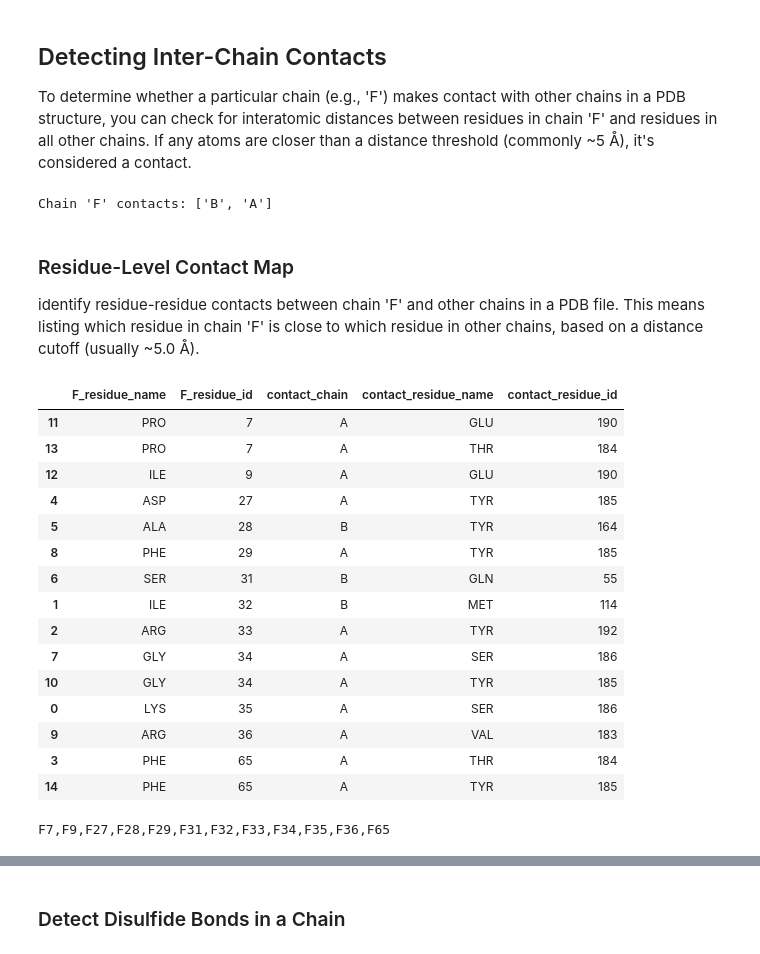
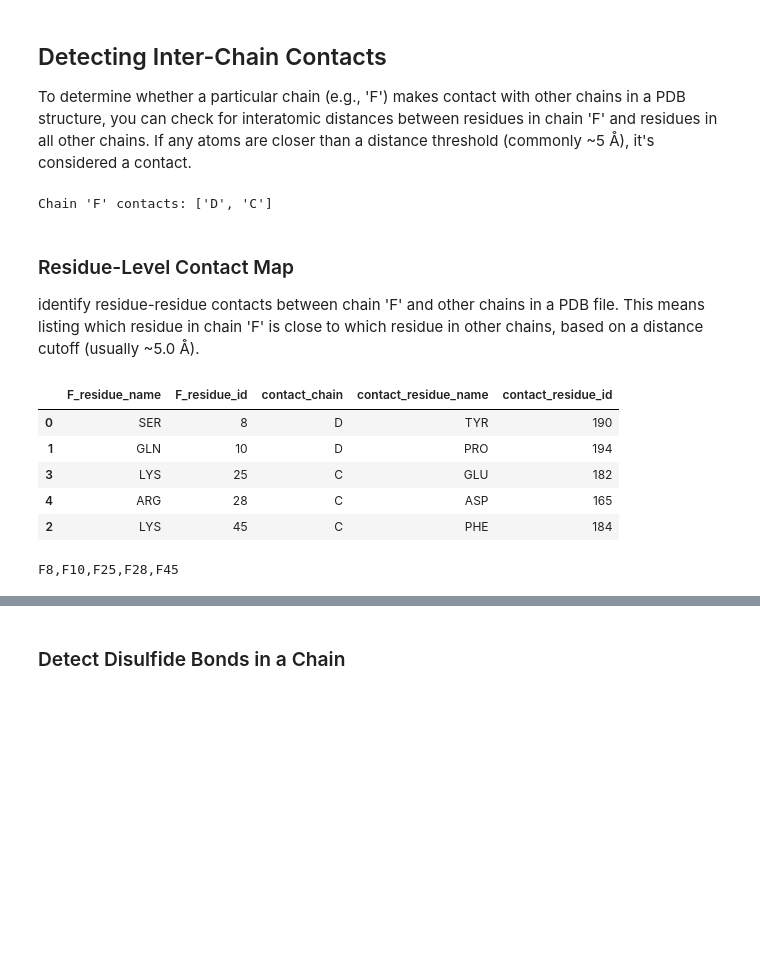
Before and after one commit to hemeai/ToxBind, a Jupyter notebook: functions/secondary_structure_analysis.ipynb, the cells around one changed output, grey strips where cells are left out. Saved outputs shown, nothing was run; the diff lists cells and outputs as text; code cells hidden in the pictures; blank space fills up the shorter version.

```diff
--- a/functions/secondary_structure_analysis.ipynb
+++ b/functions/secondary_structure_analysis.ipynb
@@ -534,9 +530,9 @@ from Bio.SeqUtils import ProtParamData
 three_to_one = IUPACData.protein_letters_3to1
 
 # Load PDB
-pdb_file = "./../target/1yi5.pdb"
+pdb_file = "./../target/7z14.pdb"
 parser = PDBParser()
-structure = parser.get_structure("1yi5", pdb_file)
+structure = parser.get_structure("7z14", pdb_file)
 
 # Extract sequence and map residues
 residue_list = []
@@ -793,11 +785,11 @@ def get_chain_contacts(pdb_file, target_chain_id='F', distance_threshold=3.5):
 
     return list(contacts)
 
-pdb_file = "./../target/1yi5.pdb"
+pdb_file = "./../target/7z14.pdb"
 contacting_chains = get_chain_contacts(pdb_file, target_chain_id='F')
 print(f"Chain 'F' contacts: {contacting_chains}")
 # %% [output]
-Chain 'F' contacts: ['B', 'A']
+Chain 'F' contacts: ['D', 'C']
 # %% [markdown]
 ### Residue-Level Contact Map
 identify residue-residue contacts between chain 'F' and other chains in a PDB file. This means listing which residue in chain 'F' is close to which residue in other chains, based on a distance cutoff (usually ~5.0 Å).
@@ -830,52 +822,42 @@ def get_chain_residue_contacts(pdb_file, target_chain_id='F', distance_threshold
     # Store residue-residue contacts
     contacts = []
 
     for res_f in target_residues:
         for atom in res_f:
             neighbors = ns.search(atom.coord, distance_threshold)
             for neighbor in neighbors:
                 res_other = atom_to_residue[neighbor]
                 contact = {
                     'F_residue_name': res_f.get_resname(),
                     'F_residue_id': res_f.get_id()[1],
                     'contact_chain': res_other.get_parent().id,
                     'contact_residue_name': res_other.get_resname(),
                     'contact_residue_id': res_other.get_id()[1]
                 }
                 contacts.append(contact)
 
     # Remove duplicates
     contacts = [dict(t) for t in {tuple(d.items()) for d in contacts}]
     return contacts
 
 
 
-contacts = get_chain_residue_contacts("./../target/1yi5.pdb", target_chain_id='F', distance_threshold=3.5)
+contacts = get_chain_residue_contacts("./../target/7z14.pdb", target_chain_id='F', distance_threshold=3)
 
 import pandas as pd
 df_contacts = pd.DataFrame(contacts)
 df_contacts = df_contacts.sort_values(by="F_residue_id")
 display(df_contacts)
 # %% [output]
 |  | F_residue_name | F_residue_id | contact_chain | contact_residue_name | contact_residue_id |
-| 11 | PRO | 7 | A | GLU | 190 |
-| 13 | PRO | 7 | A | THR | 184 |
-| 12 | ILE | 9 | A | GLU | 190 |
-| 4 | ASP | 27 | A | TYR | 185 |
-| 5 | ALA | 28 | B | TYR | 164 |
-| 8 | PHE | 29 | A | TYR | 185 |
-| 6 | SER | 31 | B | GLN | 55 |
-| 1 | ILE | 32 | B | MET | 114 |
-| 2 | ARG | 33 | A | TYR | 192 |
-| 7 | GLY | 34 | A | SER | 186 |
-| 10 | GLY | 34 | A | TYR | 185 |
-| 0 | LYS | 35 | A | SER | 186 |
-| 9 | ARG | 36 | A | VAL | 183 |
-| 3 | PHE | 65 | A | THR | 184 |
-| 14 | PHE | 65 | A | TYR | 185 |
+| 0 | SER | 8 | D | TYR | 190 |
+| 1 | GLN | 10 | D | PRO | 194 |
+| 3 | LYS | 25 | C | GLU | 182 |
+| 4 | ARG | 28 | C | ASP | 165 |
+| 2 | LYS | 45 | C | PHE | 184 |
 # %%
 f_residue_string = ",".join(df_contacts["F_residue_id"].apply(lambda x: f"F{x}").drop_duplicates())
 print(f_residue_string)
 # %% [output]
-F7,F9,F27,F28,F29,F31,F32,F33,F34,F35,F36,F65
+F8,F10,F25,F28,F45
 # %%
```
Also changed, not shown: parts of 15 cells of this notebook, 8 other files.
